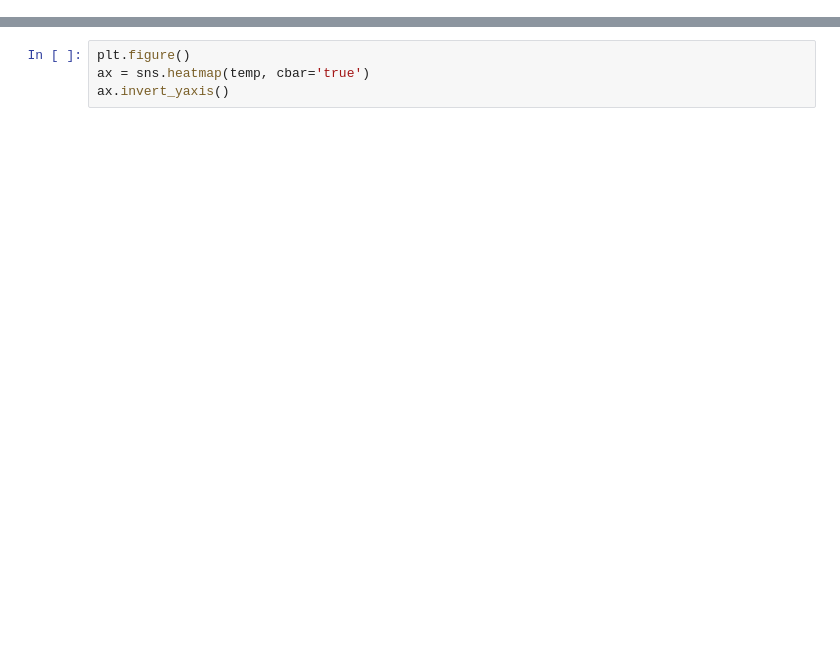
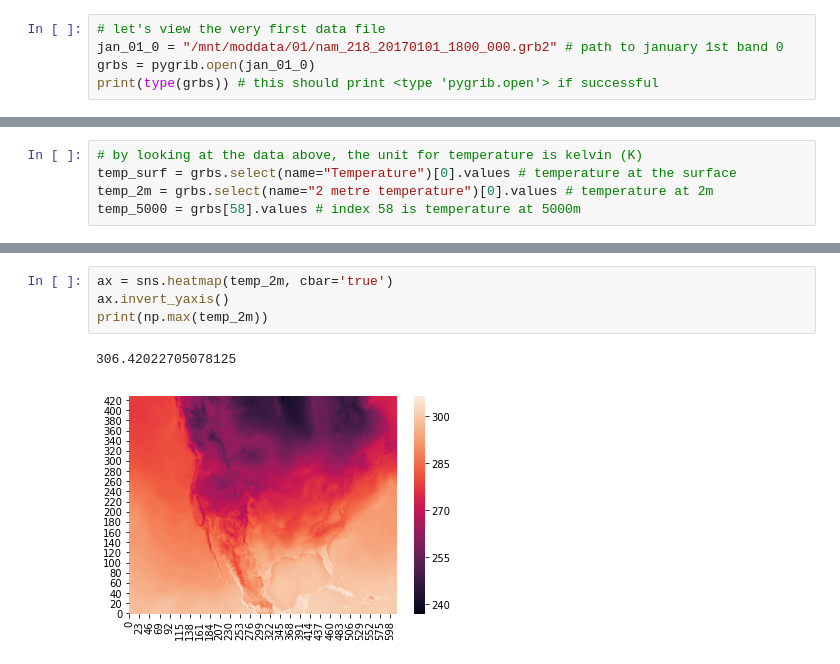
Before and after one commit to yuanzhou15/capstone-weather, a Jupyter notebook: rex/modnote.ipynb, the cells around one changed output, grey strips where cells are left out. Cells and saved outputs as stored; diff of their text form; blank space fills up the shorter version.

Commit message:
added some follow along heatmaps to modnote.ipynb

```diff
--- a/rex/modnote.ipynb
+++ b/rex/modnote.ipynb
@@ -72,0 +70,5 @@ temp = grbs.select(name="Temperature")[0].values
+# %%
+# let's view the very first data file
+jan_01_0 = "/mnt/moddata/01/nam_218_20170101_1800_000.grb2" # path to january 1st band 0
+grbs = pygrib.open(jan_01_0)
+print(type(grbs)) # this should print <type 'pygrib.open'> if successful
@@ -73 +115,6 @@ temp = grbs.select(name="Temperature")[0].values
+# %%
+# by looking at the data above, the unit for temperature is kelvin (K)
+temp_surf = grbs.select(name="Temperature")[0].values # temperature at the surface
+temp_2m = grbs.select(name="2 metre temperature")[0].values # temperature at 2m
+temp_5000 = grbs[58].values # index 58 is temperature at 5000m
 # %%
@@ -75,4 +176,7 @@ print(temp)
 # %%
-plt.figure()
-ax = sns.heatmap(temp, cbar='true')
+ax = sns.heatmap(temp_2m, cbar='true')
 ax.invert_yaxis()
+print(np.max(temp_2m))
+# %% [output]
+306.42022705078125
+[figure, added]
```
Also changed, not shown: parts of 15 cells of this notebook.
